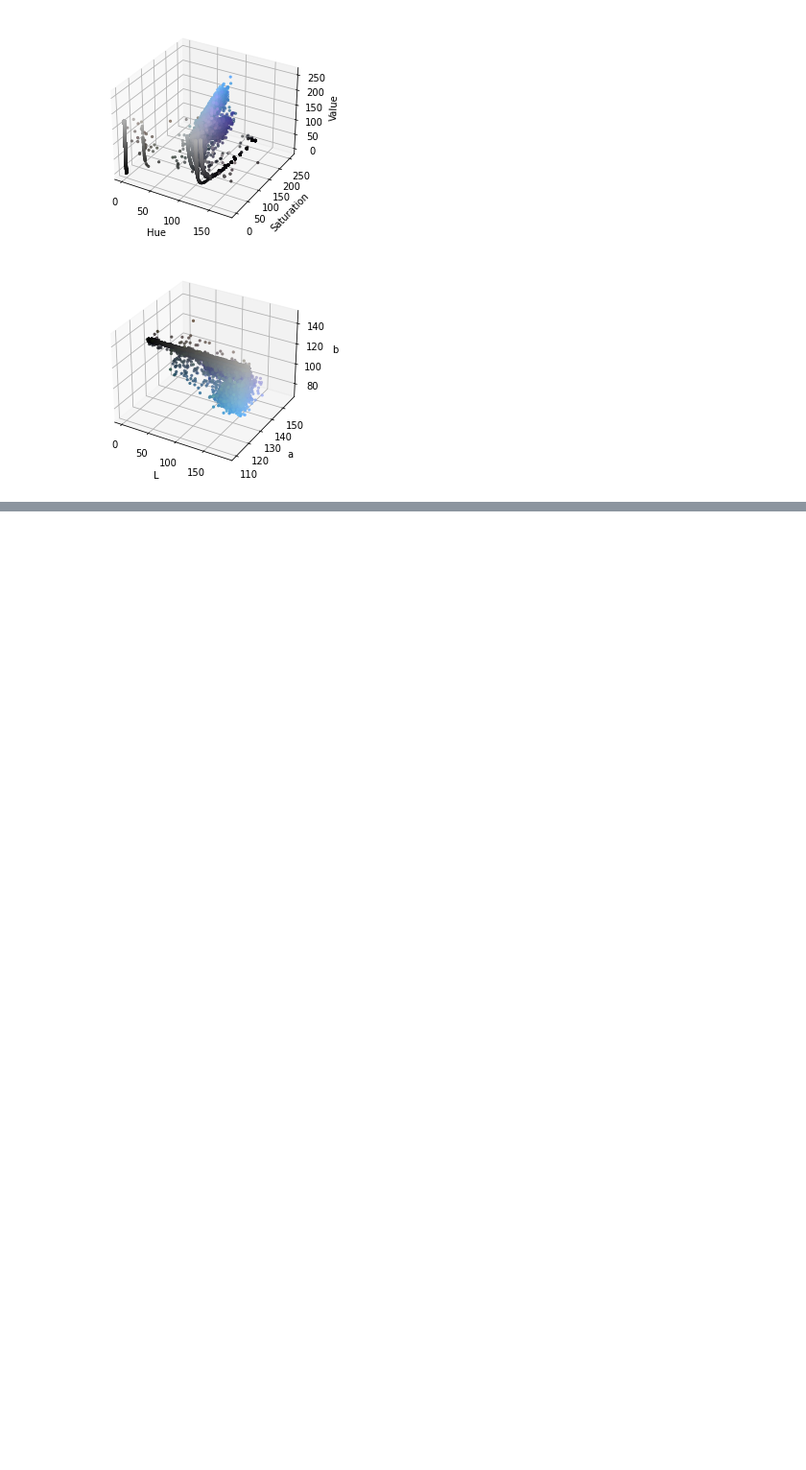
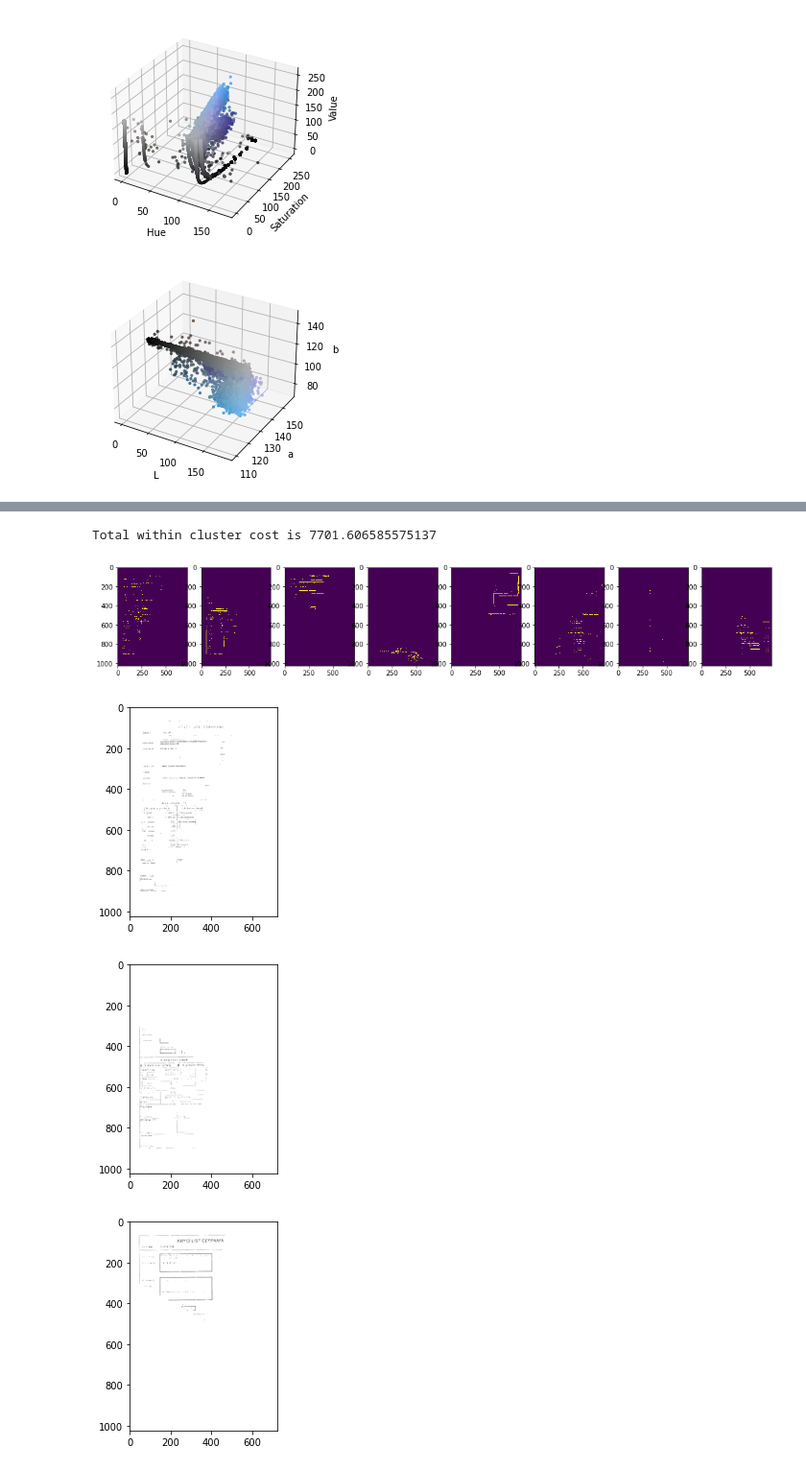
Before and after one commit to mullevik/stamp-detector, a Jupyter notebook: research/clustering.ipynb, the cells around one changed output, grey strips where cells are left out. Shown at 96% size. Drawn from its saved outputs; the diff is of its cells as text; code cells hidden in the pictures; blank space fills up the shorter version.

Commit message:
Working kmeans clustering based on location and HUE

```diff
--- a/research/clustering.ipynb
+++ b/research/clustering.ipynb
@@ -134,0 +140,77 @@ visualize_color_distribution(lab_fg_pixel_img, pixel_colors, ("L", "a", "b"))
+# %%
+
+def cluster_image(image, bin_image, n_clusters = 3, color_weight = 1.):
+
+    hsv_image = cv2.cvtColor(image, cv2.COLOR_BGR2HSV)
+
+    pixel_locations = np.argwhere(bin_image == 0)
+
+    # extract hue from HSV image at pixel locations
+    pixel_colors = hsv_image[pixel_locations[:, 0],
+                             pixel_locations[:, 1], :1]
+
+    # observations of shape (n, 3)
+    observations = np.hstack((pixel_locations, pixel_colors)).astype(np.float64)
+    # normalize
+    observations[:, 0] = observations[:, 0] / bin_image.shape[0]
+    observations[:, 1] = observations[:, 1] / bin_image.shape[1]
+    observations[:, 2] = (observations[:, 2] / 255) * color_weight
+
+    kmeans = KMeans(n_clusters=n_clusters,
+                    init="k-means++",
+                    random_state=42)
+
+    kmeans_output = kmeans.fit(observations)
+
+    cluster_images = []
+    total_cost = 0.
+
+    for i in range(n_clusters):
+
+        # create binary image of i-th cluster
+        binary_cluster_image = np.full_like(bin_image, fill_value=0)
+        cluster_mask = kmeans_output.labels_ == i
+        cluster_observations = observations[cluster_mask]
+        locations = pixel_locations[cluster_mask]
+        binary_cluster_image[locations[:, 0], locations[:, 1]] = 255
+        cluster_images.append(binary_cluster_image)
+
+        # calculate within cluster cost
+        cluster_center = kmeans.cluster_centers_[i]
+        costs = np.linalg.norm(cluster_observations - cluster_center, axis=1)
+        total_cost += np.sum(costs)
+
+    print(f"Total within cluster cost is {total_cost}")
+
+    return cluster_images
+
+def visualize_cluster_images(bin_images):
+    FIG_SIZE_INCHES = 18
+    fig, axs = plt.subplots(1, len(bin_images))
+    fig.set_size_inches(FIG_SIZE_INCHES, FIG_SIZE_INCHES)
+
+    for i, bin_image in enumerate(bin_images):
+        axs[i].imshow(bin_image, interpolation="none")
+    plt.show()
+
+
+def visualize_cluster_images_in_color(bin_images, rgb_image):
+    for i, bin_image in enumerate(bin_images):
+        extracted_image = rgb_image.copy()
+        extracted_image[bin_image == 0, :] = (255, 255, 255)
+        plt.figure(figsize = (4, 4))
+        plt.imshow(extracted_image)
+        plt.show()
+
+cluster_images = cluster_image(image, binary_image, 8, 8.)
+
+visualize_cluster_images(cluster_images)
+
+rgb_image = cv2.cvtColor(image, cv2.COLOR_BGR2RGB)
+visualize_cluster_images_in_color(cluster_images, rgb_image)
+# %% [output]
+Total within cluster cost is 7701.606585575137
+[figure, added]
+[figure, added]
+[figure, added]
+[figure, added]
```
Also changed, not shown: parts of 6 cells of this notebook.
